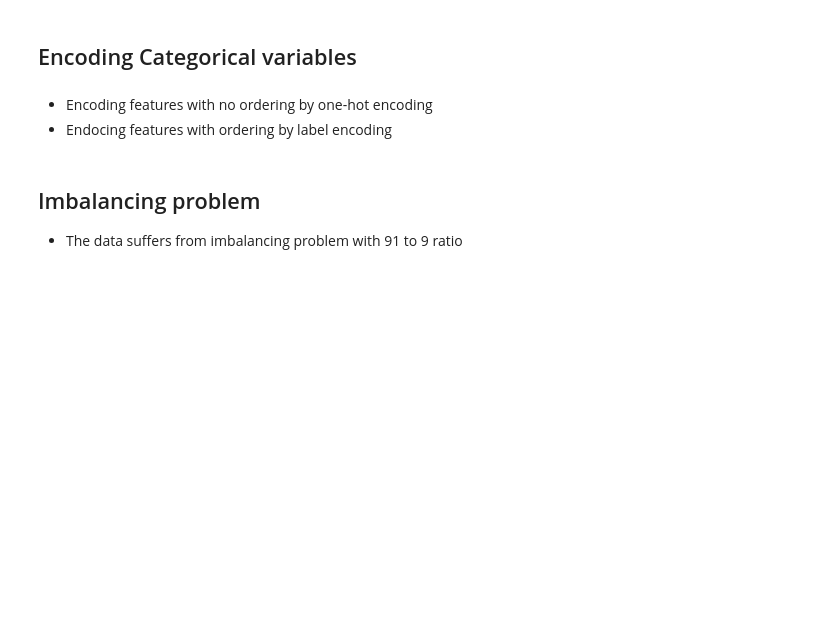
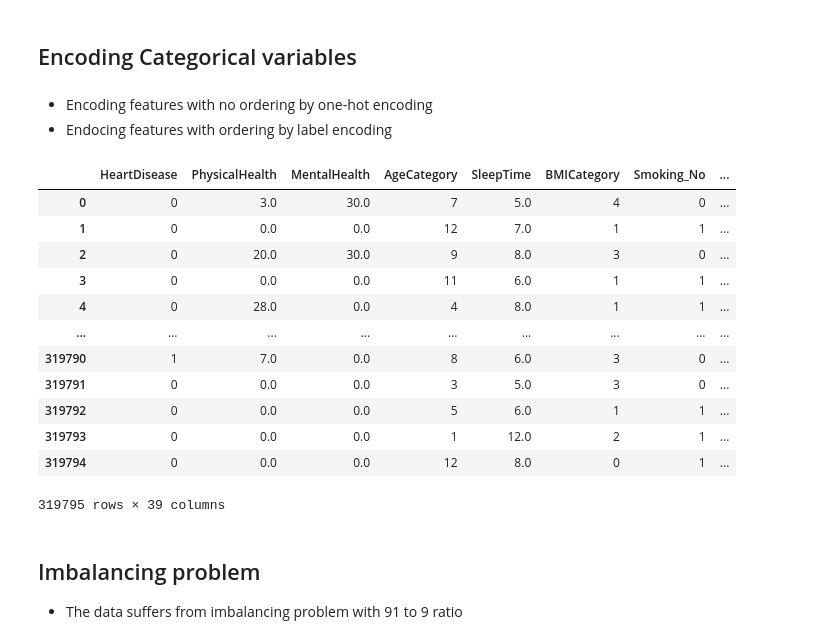
Before and after one commit to PrinceEGY/Heart-Disease-Prediction, a Jupyter notebook: Preprocessing/Heart Diseaes Preprocessing & Modelling.ipynb, the cells around one changed output. Drawn from its saved outputs; the diff is of its cells as text; code cells hidden in the pictures; blank space fills up the shorter version.

```diff
--- a/Preprocessing/Heart Diseaes Preprocessing & Modelling.ipynb
+++ b/Preprocessing/Heart Diseaes Preprocessing & Modelling.ipynb
@@ -144,6 +160,22 @@ for col in no_order_cols:
     dummy_col = pd.get_dummies(df[col], prefix=col)
     df = pd.concat([df, dummy_col], axis=1)
     del df[col]
+# %%
+df
+# %% [output]
+|  | HeartDisease | PhysicalHealth | MentalHealth | AgeCategory | SleepTime | BMICategory | Smoking_No | ... |
+| 0 | 0 | 3.0 | 30.0 | 7 | 5.0 | 4 | 0 | ... |
+| 1 | 0 | 0.0 | 0.0 | 12 | 7.0 | 1 | 1 | ... |
+| 2 | 0 | 20.0 | 30.0 | 9 | 8.0 | 3 | 0 | ... |
+| 3 | 0 | 0.0 | 0.0 | 11 | 6.0 | 1 | 1 | ... |
+| 4 | 0 | 28.0 | 0.0 | 4 | 8.0 | 1 | 1 | ... |
+| ... | ... | ... | ... | ... | ... | ... | ... | ... |
+| 319790 | 1 | 7.0 | 0.0 | 8 | 6.0 | 3 | 0 | ... |
+| 319791 | 0 | 0.0 | 0.0 | 3 | 5.0 | 3 | 0 | ... |
+| 319792 | 0 | 0.0 | 0.0 | 5 | 6.0 | 1 | 1 | ... |
+| 319793 | 0 | 0.0 | 0.0 | 1 | 12.0 | 2 | 1 | ... |
+| 319794 | 0 | 0.0 | 0.0 | 12 | 8.0 | 0 | 1 | ... |
+319795 rows × 39 columns
 # %% [markdown]
 ## Imbalancing problem
 - The data suffers from imbalancing problem with 91 to 9 ratio
```
Also changed, not shown: parts of 12 cells of this notebook, 1 other file.
